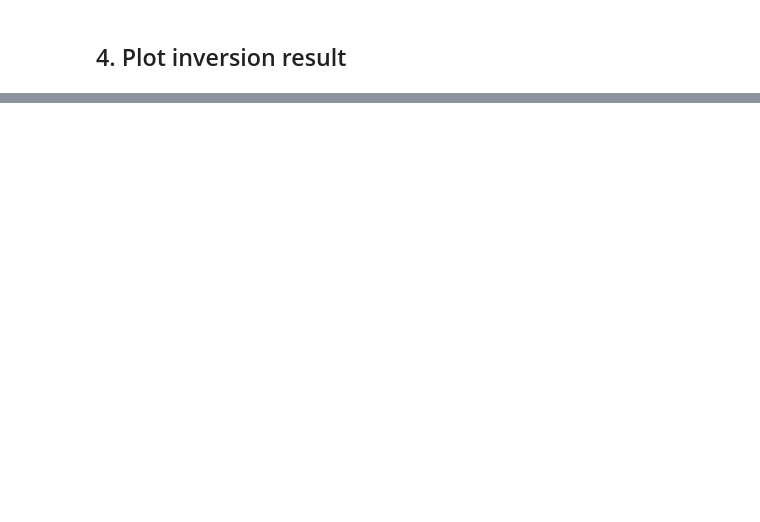
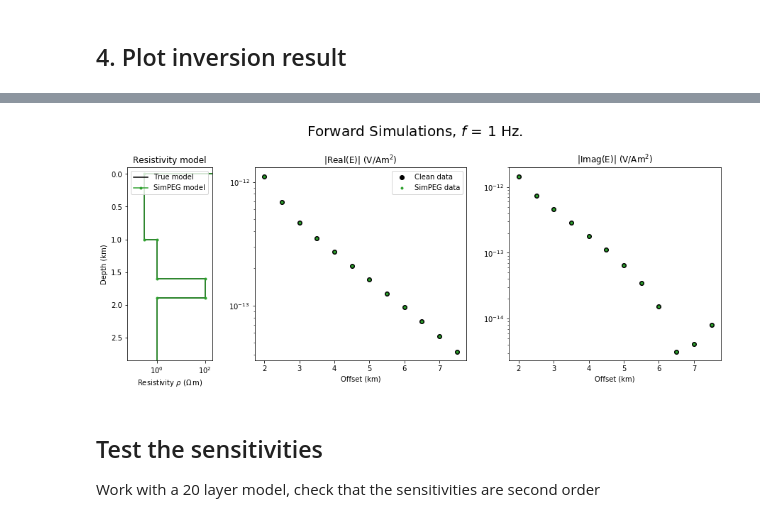
Before and after one commit to opengeophysics/scratchpad, a Jupyter notebook: FirstTest.ipynb, the cells around one changed output, grey strips where cells are left out. Saved outputs shown, nothing was run; the diff lists cells and outputs as text; code cells hidden in the pictures; blank space fills up the shorter version.

```diff
--- a/FirstTest.ipynb
+++ b/FirstTest.ipynb
@@ -313,0 +484,62 @@ plt.show()
+# %%
+# for the inversion, we want to ignore air and probably the sea layers
+# and invert for log-resistivity
+
+exp_map_fwd = SimPEG.Maps.ExpMap(nP=len(res))
+inject_active_cells_fwd = SimPEG.Maps.InjectActiveCells(
+    meshfwd,
+    np.arange(2, len(res)),  # active indices (eg layers we want to invert for)
+    np.log(res[:2]),  # log-resistivity values of the inactive cells
+    nC=len(res)
+)
+# %%
+# create the problem object
+probfwd = EmpymodProblem(meshfwd, rho_map=exp_map_fwd * inject_active_cells_fwd)
+# %%
+# start with the true model and compute data
+
+m = np.log(res[2:])
+fields = probfwd.fields(m)
+# %%
+# Plot Resistivities
+prho = np.repeat(probfwd.rho, 2) # resistivities from SimPEG model
+
+# Create figure
+fig = plt.figure(figsize=(15, 5))
+fig.subplots_adjust(wspace=.5)
+plt.suptitle('Forward Simulations, $f$ = '+str(freq)+' Hz.', y=1.05, fontsize=20)
+
+# plot resistivities
+plt.subplot(151)
+plt.title('Resistivity model')
+plt.plot(pres, pdepth/1000, 'k', label='True model')
+plt.plot(prho, pdepth/1000, 'C2.-', label='SimPEG model')
+plt.xscale('log')
+plt.xlim([.2*np.array(res).min(), 2*np.array(res)[1:].max()])
+plt.ylim([1.5*depth[-1]/1000, -0.1])
+plt.legend(loc=2)
+plt.ylabel('Depth (km)')
+plt.xlabel(r'Resistivity $\rho\ (\Omega\,\rm{m})$')
+
+# Plot Amplitude
+plt.subplot2grid((1, 5), (0, 1), colspan=2)
+plt.title(r'|Real(E)| (V/Am$^2$)')
+plt.semilogy(x/1000, np.abs(data.real), 'ko', label='Clean data')
+plt.semilogy(x/1000, np.abs(fields[:len(data)]), 'C2.', label='SimPEG data')
+plt.legend(loc='best')
+plt.xlabel('Offset (km)')
+
+# Plot Phase
+plt.subplot2grid((1, 5), (0, 3), colspan=2)
+plt.title(r'|Imag(E)| (V/Am$^2$)')
+plt.semilogy(x/1000, np.abs(data.imag), 'ko', label='Clean data')
+plt.semilogy(x/1000, np.abs(fields[len(data):]), 'C2.', label='SimPEG data')
+plt.xlabel('Offset (km)')
+
+plt.show()
+# %% [output]
+[figure, added]
+# %% [markdown]
+## Test the sensitivities
+
+Work with a 20 layer model, check that the sensitivities are second order
```
Also changed, not shown: parts of 29 cells of this notebook.
